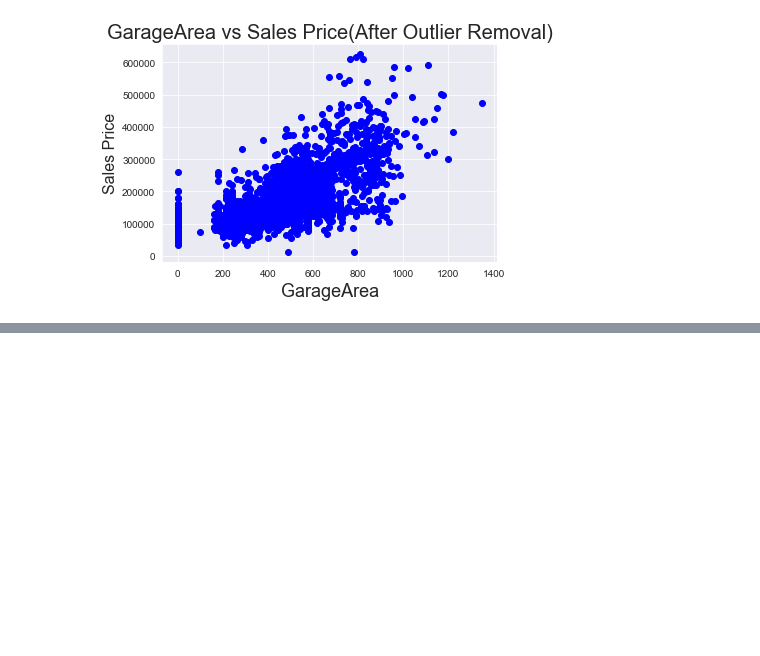
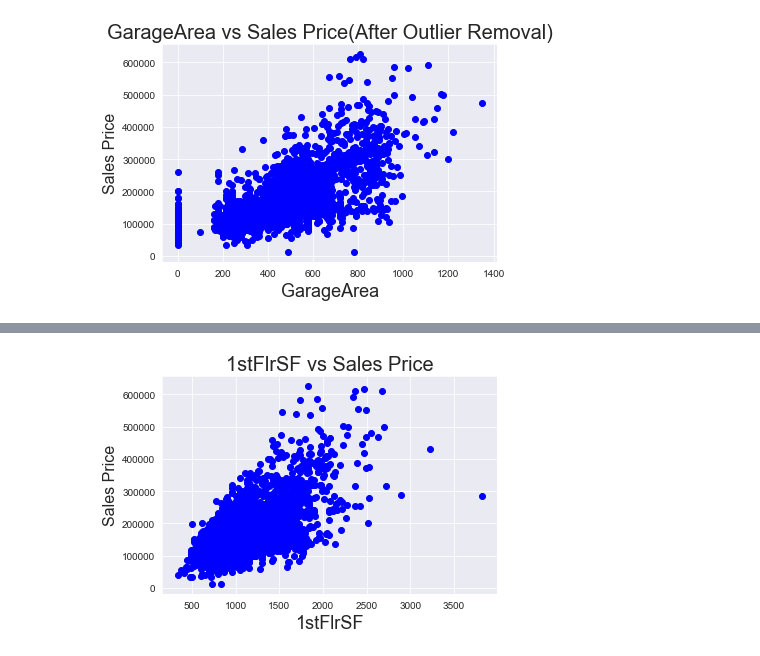
Before and after one commit to agrawalnaman/cmpe255-group8-housing-price-prediction, a Jupyter notebook: Housing Price Prediction Project.ipynb, the cells around one changed output, grey strips where cells are left out. Cells and saved outputs as stored; diff of their text form; code cells hidden in the pictures; blank space fills up the shorter version.

```diff
--- a/Housing Price Prediction Project.ipynb
+++ b/Housing Price Prediction Project.ipynb
@@ -194,0 +205,9 @@ plt.show()
+# %%
+#1stFloorArea Vs SalePrice
+plt.scatter(df_train['1stFlrSF'],df_train['SalePrice'],c = 'blue')
+plt.title('1stFlrSF vs Sales Price', fontsize=20)
+plt.xlabel('1stFlrSF', fontsize=18)
+plt.ylabel('Sales Price', fontsize=16)
+plt.show()
+# %% [output]
+[figure, added]
```
Also changed, not shown: parts of 4 cells of this notebook.
